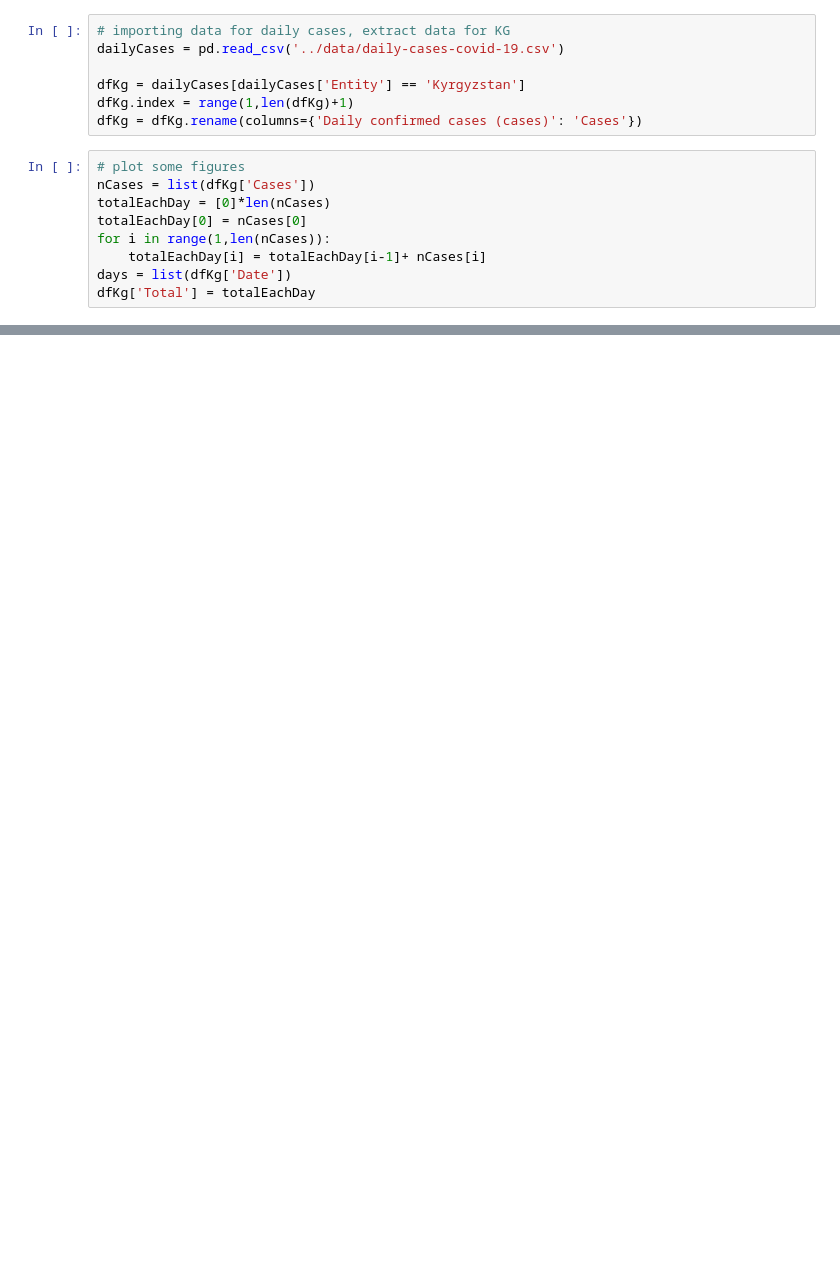
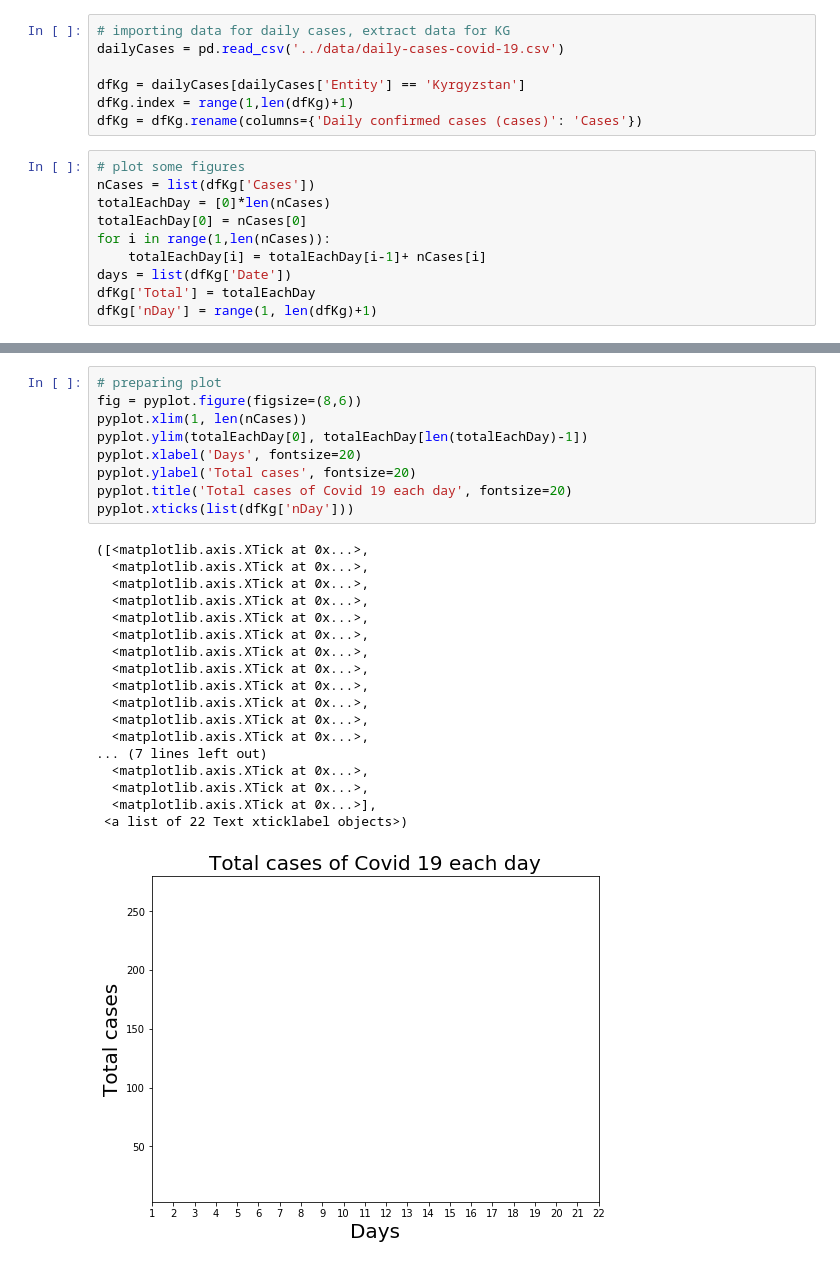
Before and after one commit to dastanbeksamatov/covidPy-19, a Jupyter notebook: covid_19/kg/covid19_kg.ipynb, the cells around one changed output, grey strips where cells are left out. Cells and saved outputs as stored; diff of their text form; blank space fills up the shorter version.

```diff
--- a/covid_19/kg/covid19_kg.ipynb
+++ b/covid_19/kg/covid19_kg.ipynb
@@ -37,3 +37,4 @@ for i in range(1,len(nCases)):
     totalEachDay[i] = totalEachDay[i-1]+ nCases[i]
 days = list(dfKg['Date'])
 dfKg['Total'] = totalEachDay
+dfKg['nDay'] = range(1, len(dfKg)+1)
@@ -49,0 +48,28 @@ pyplot.show()
+# %%
+# preparing plot
+fig = pyplot.figure(figsize=(8,6))
+pyplot.xlim(1, len(nCases))
+pyplot.ylim(totalEachDay[0], totalEachDay[len(totalEachDay)-1])
+pyplot.xlabel('Days', fontsize=20)
+pyplot.ylabel('Total cases', fontsize=20)
+pyplot.title('Total cases of Covid 19 each day', fontsize=20)
+pyplot.xticks(list(dfKg['nDay']))
+# %% [output]
+([<matplotlib.axis.XTick at 0x...>,
+  <matplotlib.axis.XTick at 0x...>,
+  <matplotlib.axis.XTick at 0x...>,
+  <matplotlib.axis.XTick at 0x...>,
+  <matplotlib.axis.XTick at 0x...>,
+  <matplotlib.axis.XTick at 0x...>,
+  <matplotlib.axis.XTick at 0x...>,
+  <matplotlib.axis.XTick at 0x...>,
+  <matplotlib.axis.XTick at 0x...>,
+  <matplotlib.axis.XTick at 0x...>,
+  <matplotlib.axis.XTick at 0x...>,
+  <matplotlib.axis.XTick at 0x...>,
+... (7 lines left out)
+  <matplotlib.axis.XTick at 0x...>,
+  <matplotlib.axis.XTick at 0x...>,
+  <matplotlib.axis.XTick at 0x...>],
+ <a list of 22 Text xticklabel objects>)
+[figure, added]
```
Also changed, not shown: parts of 10 cells of this notebook, 1 other file.
